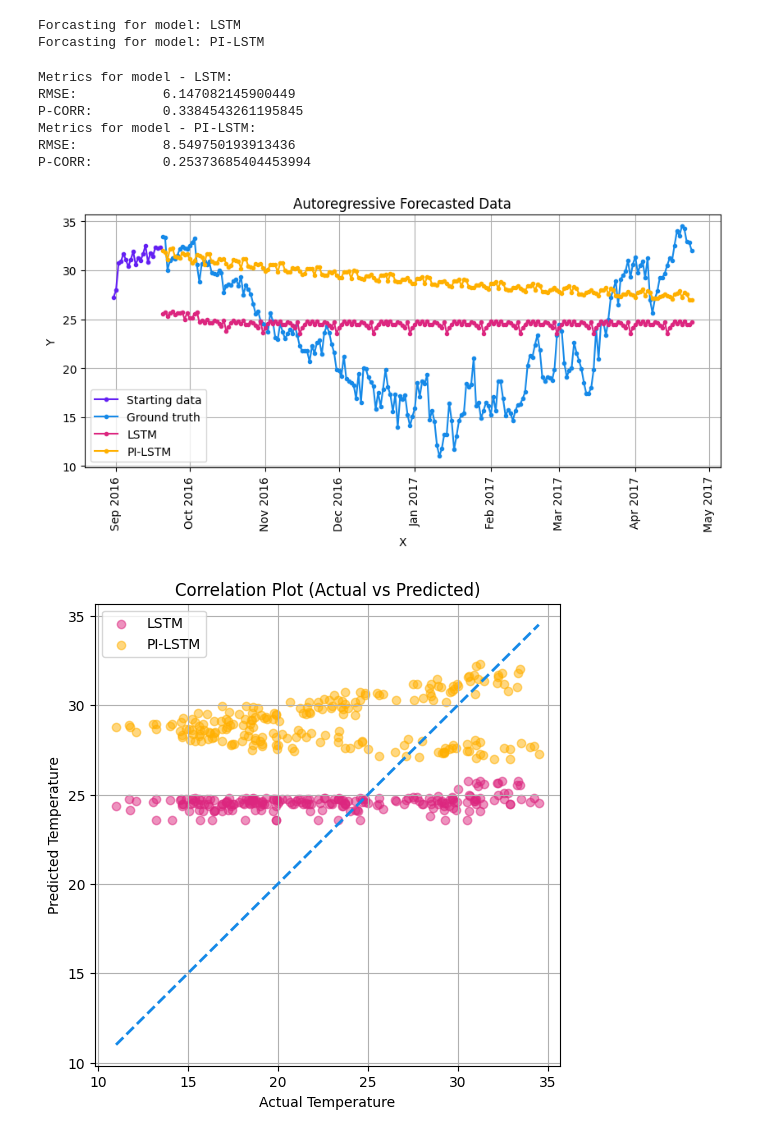
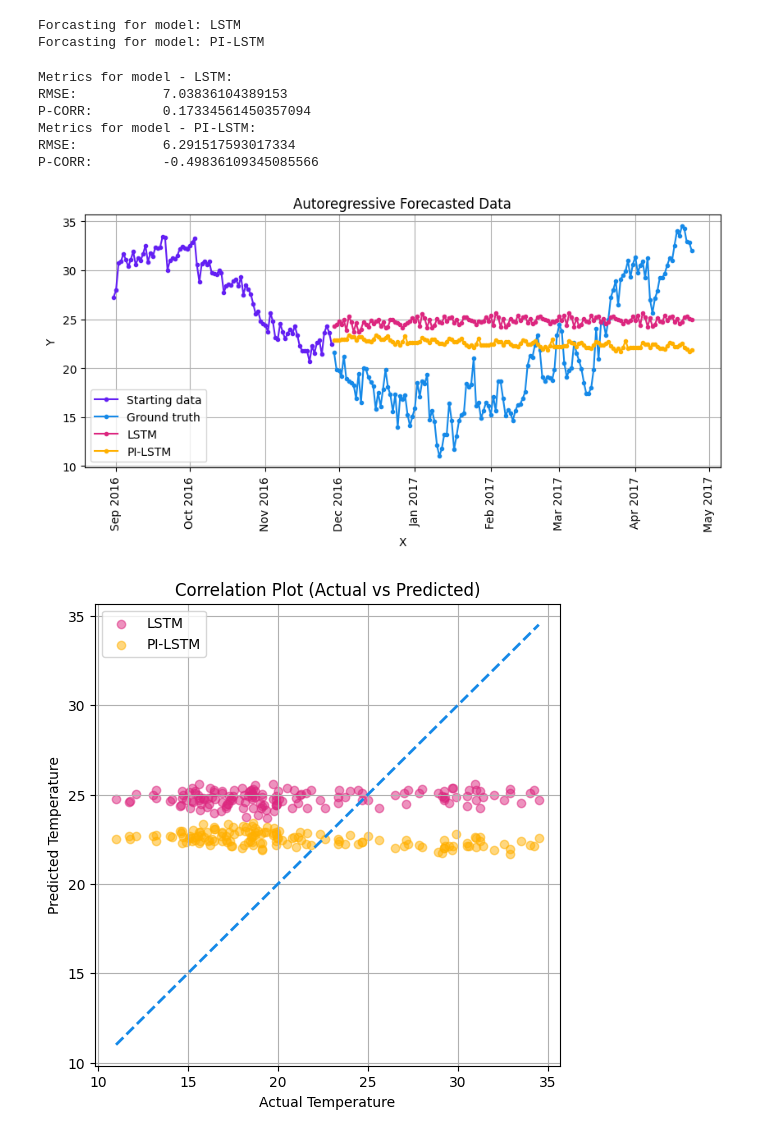
Before and after one commit to abbym-bristol/PIML-foundations-tb2, a Jupyter notebook: PI_timeseries_forecasting.ipynb, the cells around one changed output. Cells and saved outputs as stored; diff of their text form; code cells hidden in the pictures.

```diff
--- a/PI_timeseries_forecasting.ipynb
+++ b/PI_timeseries_forecasting.ipynb
@@ -26,8 +26,8 @@ from sklearn.preprocessing import MinMaxScaler
 SEED_VALUE = 2026
 
 # Preprocessing
-SEQ_LENGTH = 20  # Number of past time steps to look at
-PRED_LENGTH = 15  # Number of time steps to predict
+SEQ_LENGTH = 90  # Number of past time steps to look at
+PRED_LENGTH = 30  # Number of time steps to predict
 
 # Model set up
 input_size=1
@@ -421,37 +421,38 @@ for name in models.keys():
     print(f"P-CORR:\t\t{correlation}")
 # %% [output]
 Metrics for model - LSTM:
-RMSE:           6.147082145900449
-P-CORR:         0.3384543261195845
+RMSE:           7.03836104389153
+P-CORR:         0.17334561450357094
 Metrics for model - PI-LSTM:
-RMSE:           8.549750193913436
-P-CORR:         0.25373685404453994
+RMSE:           6.291517593017334
+P-CORR:         -0.49836109345085566
 # %%
 # Plot actual vs predicted
 plt.figure(figsize=(10, 4))
 
 # Starting data: first sequence of X_test
 start_data_inv = scaler.inverse_transform(start_data.reshape(-1,1)).squeeze()
-plt.plot(test_df["datetimes"].values[:SEQ_LENGTH], start_data_inv, marker='.', label='Starting data', c=colours['Starting data'])
+start_data_dates = test_df["datetimes"].values[:SEQ_LENGTH]
+plt.plot(start_data_dates, start_data_inv, marker='.', label='Starting data', c=colours['Starting data'])
 
 # Ground truth: test data across region predicted for
 plt.plot(forecast_dates, true_temps, label='Ground truth', marker='.', c=colours['Ground truth'])
 
 # Predictions
 for name in models.keys():
     plt.plot(forecast_dates, y_forecast[name], label=name, marker='.', c=colours[name])
 plt.title("Autoregressive Forecasted Data")
 ax = plt.gca()
 ax.xaxis.set_major_locator(MonthLocator(interval=1))
 ax.xaxis.set_major_formatter(DateFormatter('%b %Y'))
 plt.xticks(rotation=90)
 plt.xlabel("X")
 plt.ylabel("Y")
 plt.grid(True)
 plt.legend()
 plt.show()
 # %% [output]
-[figure, old version]
+[figure, new version]
 # %%
 plt.figure(figsize=(6, 6))
 for name in models.keys():
@@ -466,4 +467,4 @@ plt.grid(True)
 plt.legend()
 plt.show()
 # %% [output]
-[figure, old version]
+[figure, new version]
```
Also changed, not shown: parts of 4 cells of this notebook.
